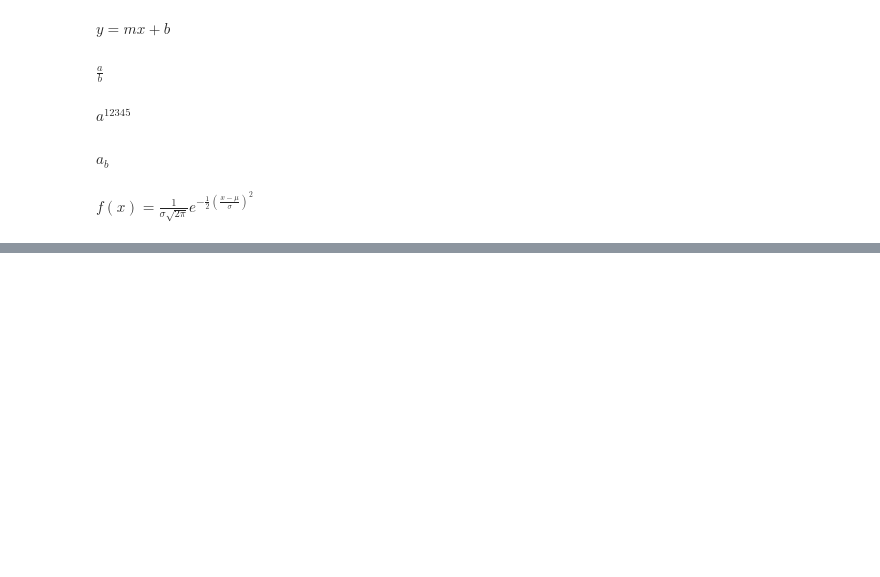
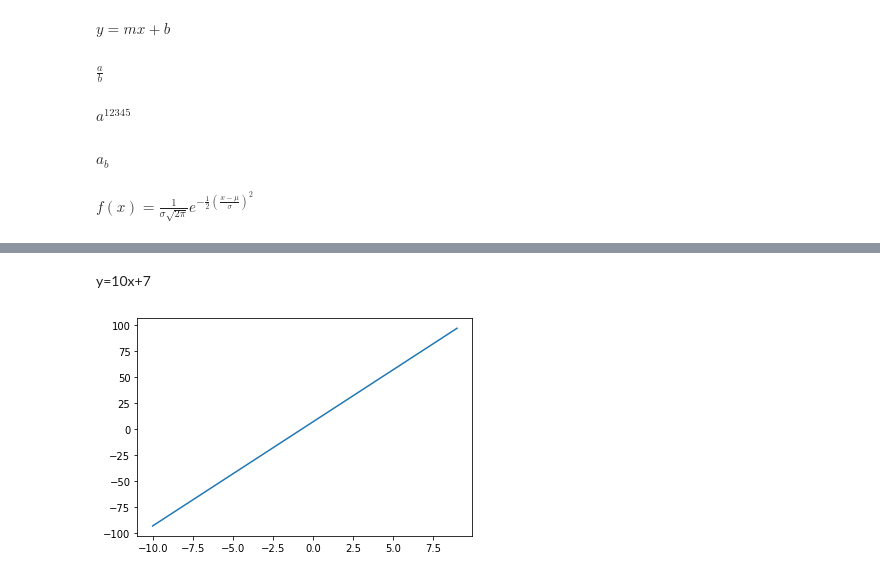
Before and after one commit to skylarsepanek/Stats_Sepanek, a Jupyter notebook: Sepanek_Lab_1.ipynb, the cells around one changed output, grey strips where cells are left out. Drawn from its saved outputs; the diff is of its cells as text; code cells hidden in the pictures; blank space fills up the shorter version.

```diff
--- a/Sepanek_Lab_1.ipynb
+++ b/Sepanek_Lab_1.ipynb
@@ -336,0 +349,11 @@ $f(x) = \frac{1}{\sigma\sqrt{2\pi}}e^{-\frac{1}{2}(\frac{x-\mu}{\sigma})^2}$
+# %% [markdown]
+y=10x+7
+# %%
+import numpy as np
+import matplotlib.pyplot as plt
+x=np.arange(-10,10)
+y=10*x+7
+plt.plot(x,y)
+plt.show()
+# %% [output]
+[figure, added]
```
Also changed, not shown: parts of 10 cells of this notebook.
